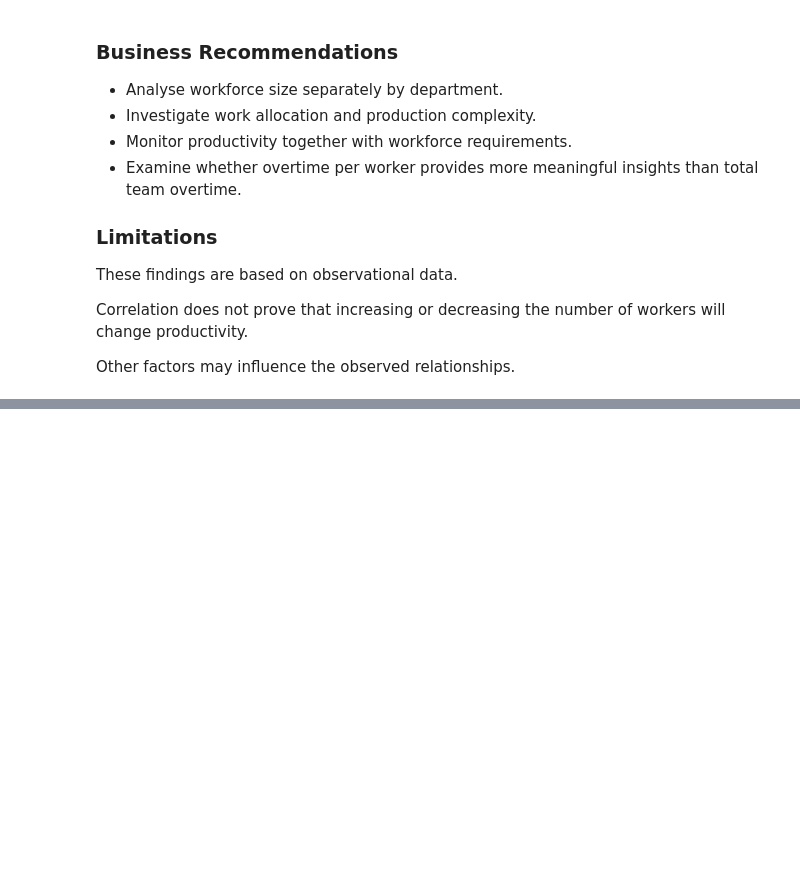
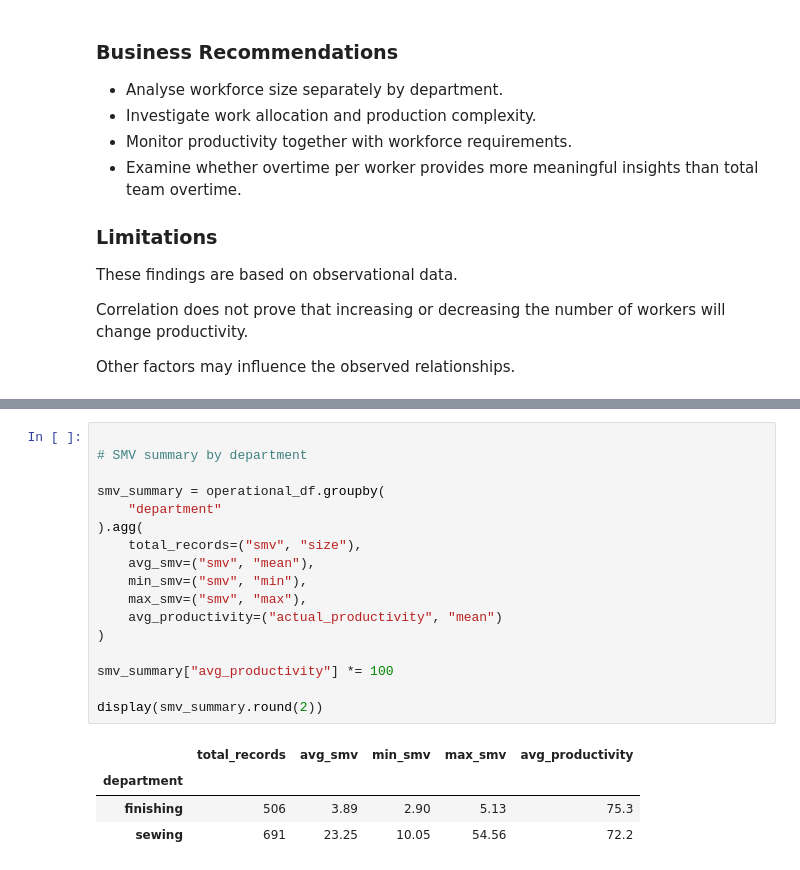
Before and after one commit to Reshmila2002/garment-production-intelligence, a Jupyter notebook: notebooks/03_operational_productivity_analysis.ipynb, the cells around one changed output, grey strips where cells are left out. Saved outputs shown, nothing was run; the diff lists cells and outputs as text; blank space fills up the shorter version.

```diff
--- a/notebooks/03_operational_productivity_analysis.ipynb
+++ b/notebooks/03_operational_productivity_analysis.ipynb
@@ -646,0 +722,22 @@ Other factors may influence the observed relationships.
+# %%
+
+# SMV summary by department
+
+smv_summary = operational_df.groupby(
+    "department"
+).agg(
+    total_records=("smv", "size"),
+    avg_smv=("smv", "mean"),
+    min_smv=("smv", "min"),
+    max_smv=("smv", "max"),
+    avg_productivity=("actual_productivity", "mean")
+)
+
+smv_summary["avg_productivity"] *= 100
+
+display(smv_summary.round(2))
+# %% [output]
+|  | total_records | avg_smv | min_smv | max_smv | avg_productivity |
+| department |  |  |  |  |  |
+| finishing | 506 | 3.89 | 2.90 | 5.13 | 75.3 |
+| sewing | 691 | 23.25 | 10.05 | 54.56 | 72.2 |
```
Also changed, not shown: parts of 9 cells of this notebook.
